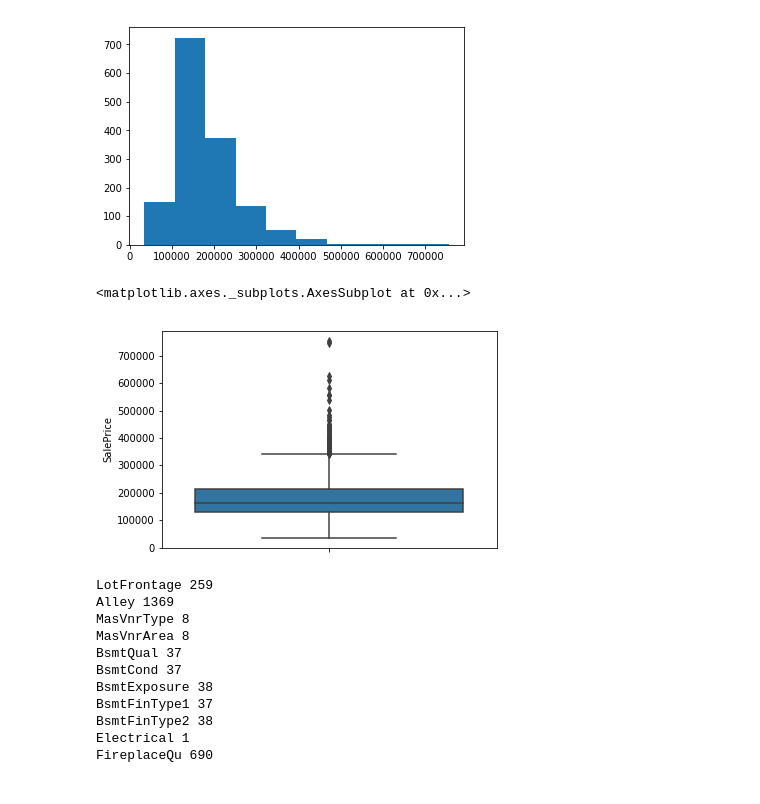
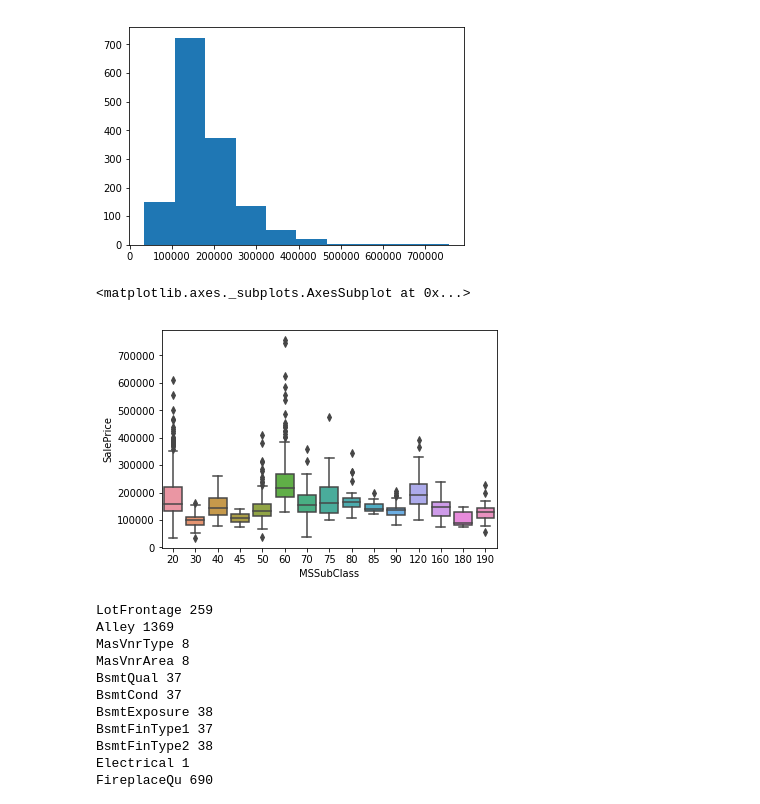
Before and after one commit to rjsdn31536/predict_houseprice_kaggle, a Jupyter notebook: predict.ipynb, the cells around one changed output. Saved outputs shown, nothing was run; the diff lists cells and outputs as text; code cells hidden in the pictures.

Commit message:
data merge and analysis

```diff
--- a/predict.ipynb
+++ b/predict.ipynb
@@ -58,10 +58,10 @@ plt.show()
 # %% [output]
 [figure]
 # %%
-sns.boxplot( y=data_train.SalePrice )
+sns.boxplot(x='MSSubClass', y='SalePrice', data=data_train)
 # %% [output]
 <matplotlib.axes._subplots.AxesSubplot at 0x...>
-[figure, old version]
+[figure, new version]
 # %%
 tmp = data_train.isnull().sum()
 for i in tmp.index:
```
Also changed, not shown: parts of 11 cells of this notebook, 1 other file.
